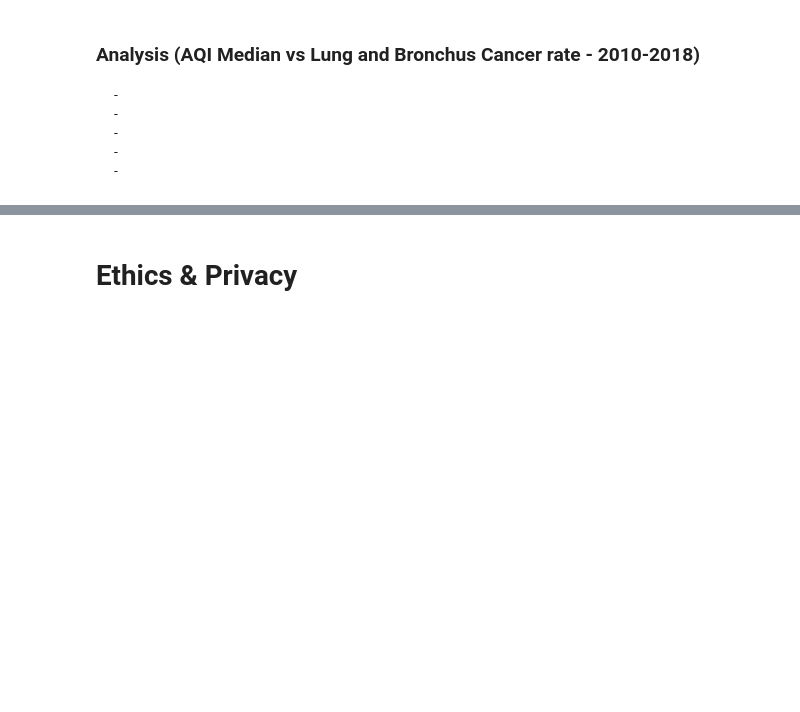
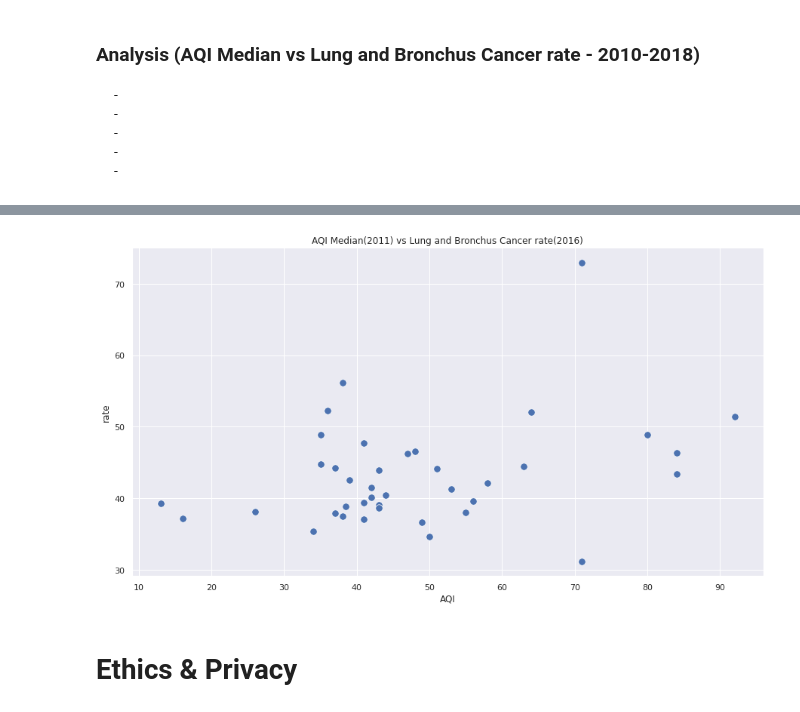
Before and after one commit to tintrungp/COGS108_Repo, a Jupyter notebook: FinalProjectGroup017Sp22.ipynb, the cells around one changed output, grey strips where cells are left out. Saved outputs shown, nothing was run; the diff lists cells and outputs as text; code cells hidden in the pictures; blank space fills up the shorter version.

```diff
--- a/FinalProjectGroup017Sp22.ipynb
+++ b/FinalProjectGroup017Sp22.ipynb
@@ -447,0 +475,11 @@ Notes:
+# %%
+# five years later
+aqi_cancer_fiveyears = pd.merge(county_cancer_2016, aqi_2011, on='county')
+aqi_cancer_fiveyears['rate per 100,000'] = aqi_cancer_fiveyears['rate per 100,000'].astype(float)
+
+aqi_cancer_fiveyears.columns = ['year', 'county', 'rate' ,'count','Good days', 'Unhealthy days'
+                           ,'AQI 90th Percentile', 'AQI']
+outcome, predictors = patsy.dmatrices('rate ~ AQI', aqi_cancer_fiveyears)
+mod = sm.OLS(outcome, predictors)
+res = mod.fit()
+print(res.summary())
@@ -448,3 +504,10 @@ Notes:
+# %%
+x1 = aqi_cancer_fiveyears['AQI'];
+y1 = aqi_cancer_fiveyears['rate'];
+sns.scatterplot(x1,y1,s=90);
+plt.title('AQI Median(2011) vs Lung and Bronchus Cancer rate(2016)');
+# %% [output]
+[figure, added]
 # %% [markdown]
 # Ethics & Privacy
 # %% [markdown]
```
Also changed, not shown: parts of 3 cells of this notebook.
